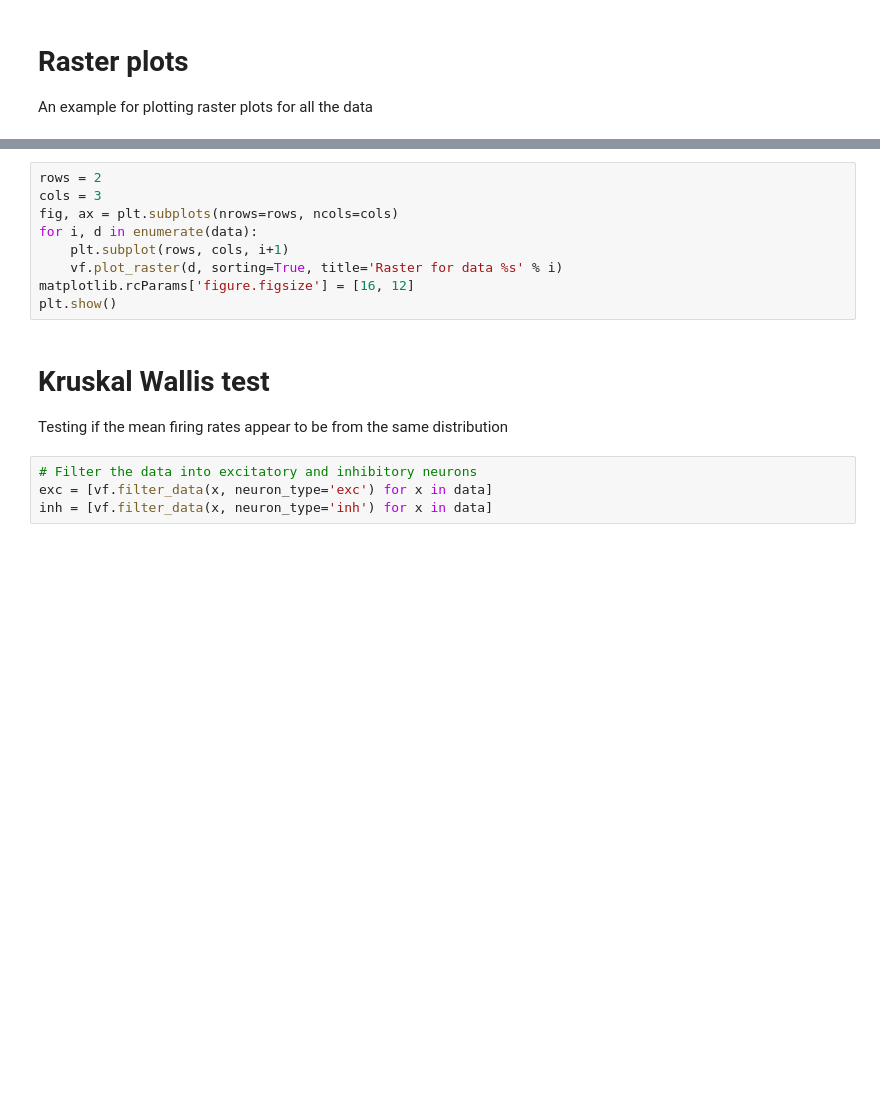
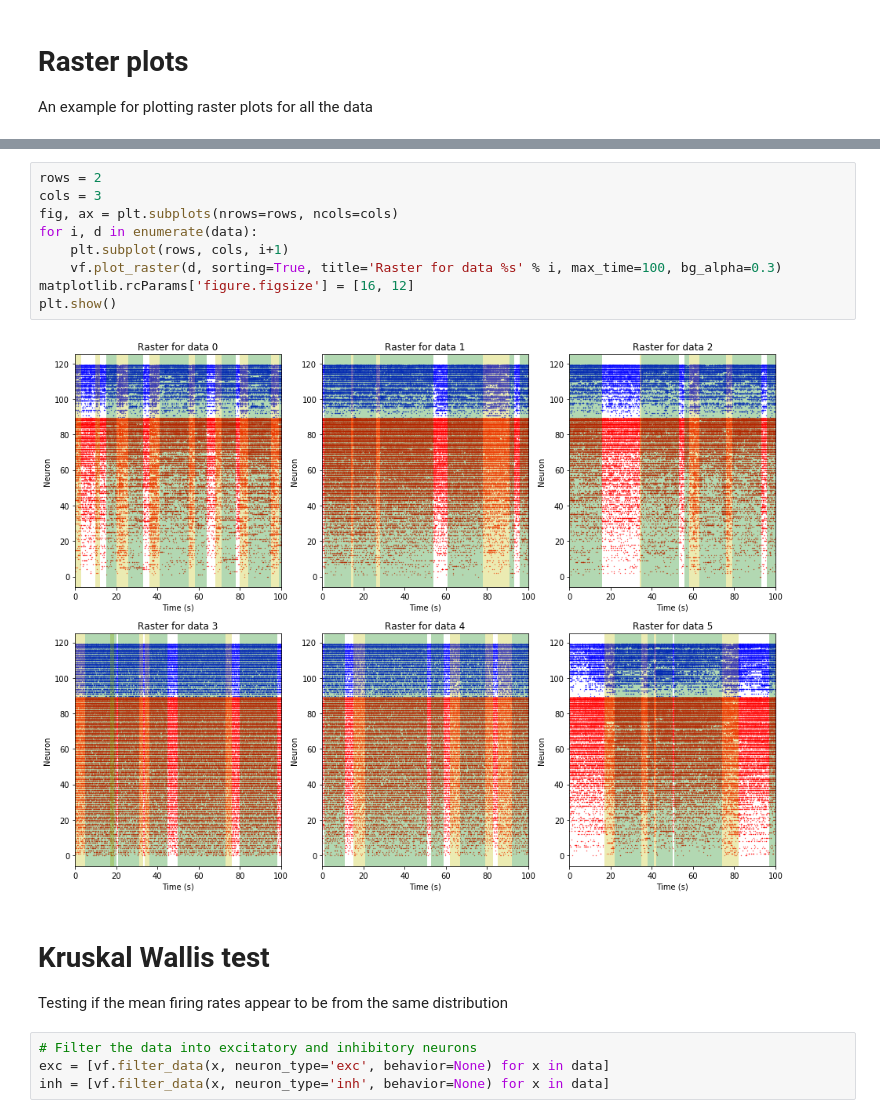
Before and after one commit to Mikkolehtimaki/eitn_model_validation, a Jupyter notebook: kruskal_wallis_tests.ipynb, the cells around one changed output, grey strips where cells are left out. Saved outputs shown, nothing was run; the diff lists cells and outputs as text; blank space fills up the shorter version.

Commit message:
update kw plotting notebook

```diff
--- a/kruskal_wallis_tests.ipynb
+++ b/kruskal_wallis_tests.ipynb
@@ -30,19 +30,21 @@ for i, d in enumerate(data):
 # %%
 rows = 2
 cols = 3
 fig, ax = plt.subplots(nrows=rows, ncols=cols)
 for i, d in enumerate(data):
     plt.subplot(rows, cols, i+1)
-    vf.plot_raster(d, sorting=True, title='Raster for data %s' % i)
+    vf.plot_raster(d, sorting=True, title='Raster for data %s' % i, max_time=100, bg_alpha=0.3)
 matplotlib.rcParams['figure.figsize'] = [16, 12]
 plt.show()
+# %% [output]
+[figure, added]
 # %% [markdown]
 # Kruskal Wallis test
 Testing if the mean firing rates appear to be from the same distribution
 # %%
 # Filter the data into excitatory and inhibitory neurons
-exc = [vf.filter_data(x, neuron_type='exc') for x in data]
-inh = [vf.filter_data(x, neuron_type='inh') for x in data]
+exc = [vf.filter_data(x, neuron_type='exc', behavior=None) for x in data]
+inh = [vf.filter_data(x, neuron_type='inh', behavior=None) for x in data]
 # %%
 print(np.shape(exc))
 print(np.shape(inh))
```
Also changed, not shown: parts of 6 cells of this notebook.
